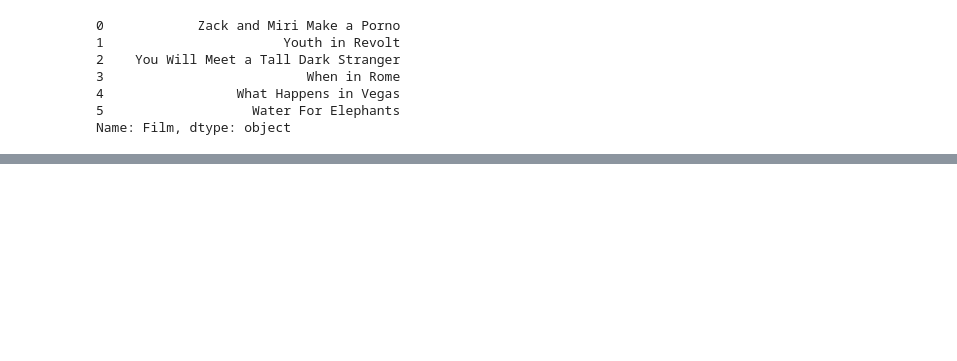
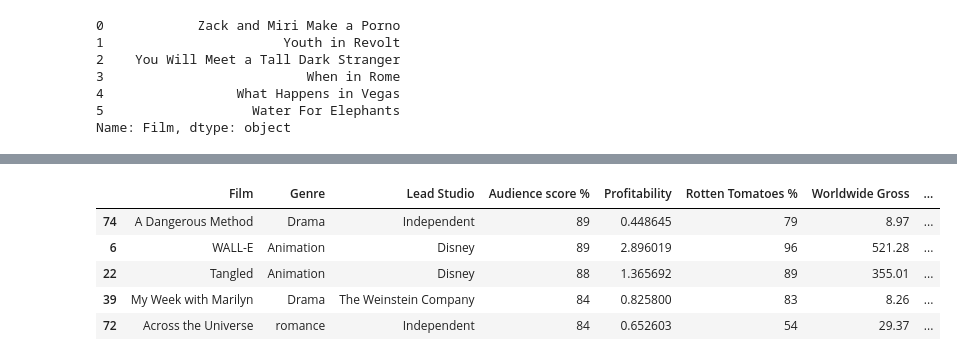
Before and after one commit to OttaviaFeletig/data-science-with-python, a Jupyter notebook: Movies_Assignment.ipynb, the cells around one changed output, grey strips where cells are left out. Cells and saved outputs as stored; diff of their text form; code cells hidden in the pictures; blank space fills up the shorter version.

```diff
--- a/Movies_Assignment.ipynb
+++ b/Movies_Assignment.ipynb
@@ -161,0 +202,10 @@ df[(df["Audience score %"] > 70) & (df["Worldwide Gross"] > 350)]
+# %%
+# part 5
+df.sort_values(by="Audience score %", ascending=False).head()
+# %% [output]
+|  | Film | Genre | Lead Studio | Audience score % | Profitability | Rotten Tomatoes % | Worldwide Gross | ... |
+| 74 | A Dangerous Method | Drama | Independent | 89 | 0.448645 | 79 | 8.97 | ... |
+| 6 | WALL-E | Animation | Disney | 89 | 2.896019 | 96 | 521.28 | ... |
+| 22 | Tangled | Animation | Disney | 88 | 1.365692 | 89 | 355.01 | ... |
+| 39 | My Week with Marilyn | Drama | The Weinstein Company | 84 | 0.825800 | 83 | 8.26 | ... |
+| 72 | Across the Universe | romance | Independent | 84 | 0.652603 | 54 | 29.37 | ... |
```
Also changed, not shown: parts of 7 cells of this notebook.
